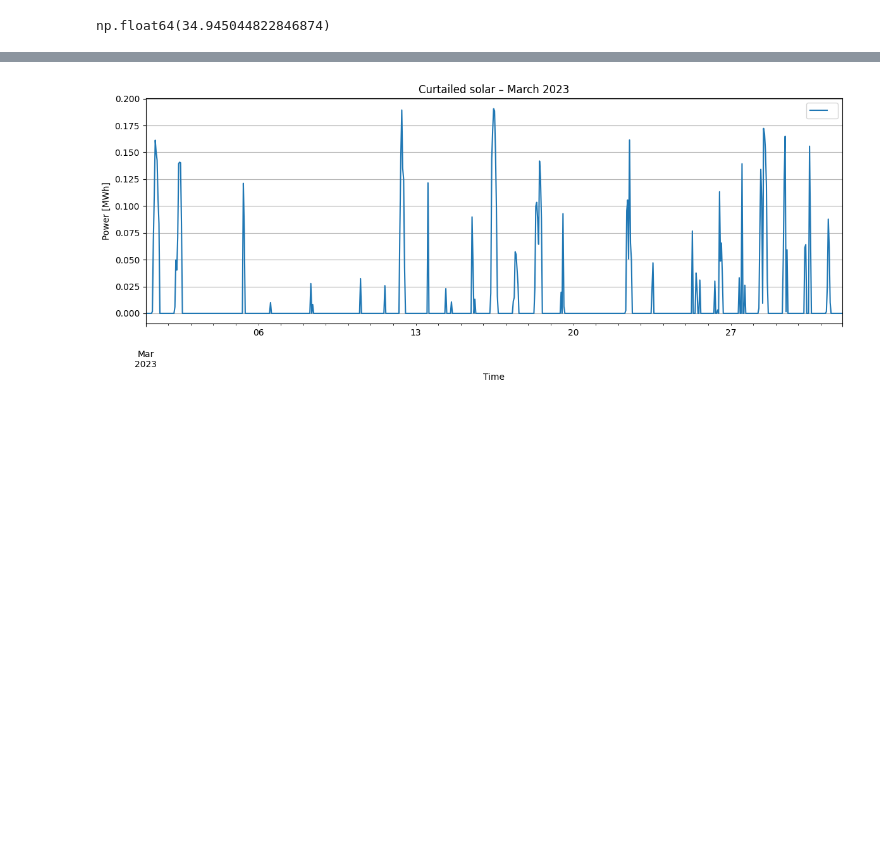
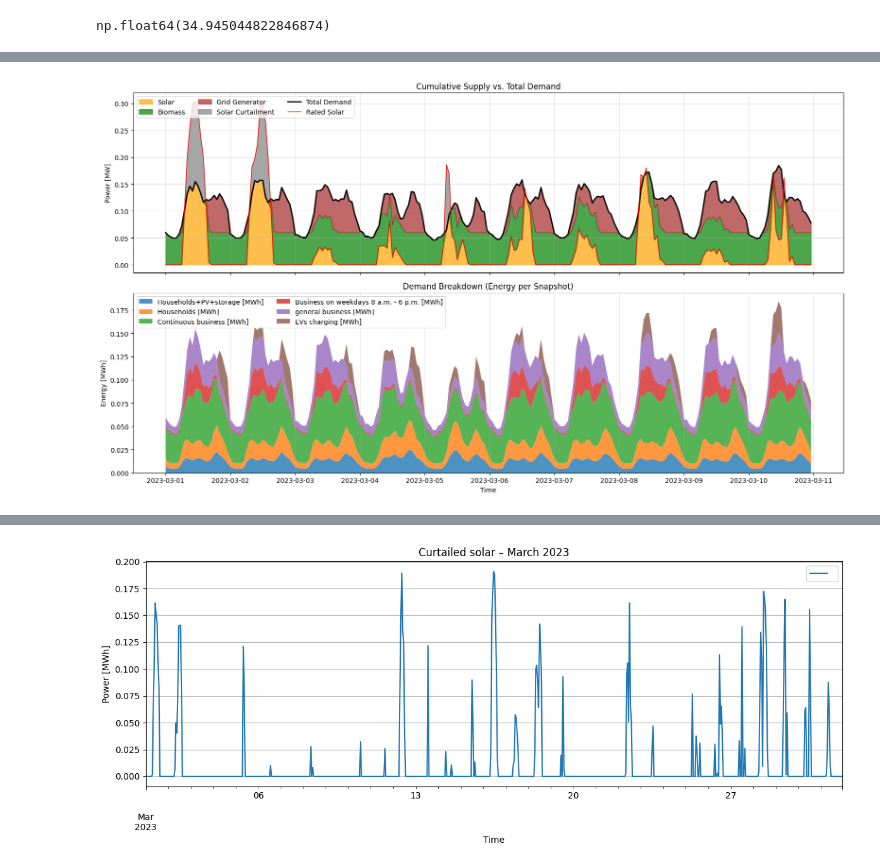
Before and after one commit to Moaztub/Master_thesis, a Jupyter notebook: base_fix.ipynb, the cells around one changed output, grey strips where cells are left out. Saved outputs shown, nothing was run; the diff lists cells and outputs as text; code cells hidden in the pictures; blank space fills up the shorter version.

```diff
--- a/base_fix.ipynb
+++ b/base_fix.ipynb
@@ -976,0 +938,90 @@ plt.show()
+# %%
+import numpy as np
+import pandas as pd
+import matplotlib.pyplot as plt
+
+# ----- Window -----
+start_date = "2023-03-01"
+end_date   = "2023-03-10 23:00"
+
+# ----- Supply side (MW) -----
+biomass = net.generators_t.p["Biomass"].squeeze().loc[start_date:end_date]
+solar   = net.generators_t.p["solar"].squeeze().loc[start_date:end_date]
+grid    = net.generators_t.p["grid_generator"].squeeze().loc[start_date:end_date]
+demand  = Tot_demand.squeeze().loc[start_date:end_date]               # MW (total demand power)
+rated_solar = solar_gen.squeeze().loc[start_date:end_date]            # MW (installed/rated solar output)
+mask = rated_solar > demand
+
+# Align all to a common index
+common_index = solar.index.intersection(biomass.index)\
+                           .intersection(grid.index)\
+                           .intersection(demand.index)\
+                           .intersection(rated_solar.index)
+biomass = biomass.loc[common_index]
+solar   = solar.loc[common_index]
+grid    = grid.loc[common_index]
+demand  = demand.loc[common_index]
+rated_solar = rated_solar.loc[common_index]
+mask    = mask.reindex(common_index, fill_value=False)
+
+# Cumulative for stacked fills
+solar_cum   = solar
+biomass_cum = solar_cum + biomass
+grid_cum    = biomass_cum + grid
+
+# ----- Demand breakdown (MWh) -----
+# If `snapshots` isn't defined, take it from the network; then reindex to common_index
+if "snapshots" not in globals():
+    snapshots = net.snapshots
+
+df_Tot_demand = pd.DataFrame({
+    "Households+PV+storage [MWh]":                 tot_Houshold_pv_storage["tot_demand_Houshold_pv_storage_variants_[MWh]"],
+    "Households [MWh]":                            tot_Houshold["tot_demand_Houshold_variants_[MWh]"],
+    "Continuous business [MWh]":                   tot_flex_load["tot_demand_flex_load_variants_[MWh]"],
+    "Business on weekdays 8 a.m. - 6 p.m. [MWh]":  tot_Landswirtschaftsbetriebe["tot_demand_Landschaftsbetriebe_variants_[MWh]"]
+                                                   if "tot_demand_Landschaftsbetriebe_variants_[MWh]" in tot_Landswirtschaftsbetriebe
+                                                   else tot_Landswirtschaftsbetriebe["tot_demand_Landswirtschaftsbetriebe_variants_[MWh]"],
+    "general business [MWh]":                      tot_Gewerbe["tot_demand_Gewerbe_variants_[MWh]"],
+    "EVs charging [MWh]":                          Tot_EVs_charging["EVs demand [MWh]"],
+}).reindex(snapshots).fillna(0).astype(float)
+
+# focus on same time window as top chart
+df_Tot_demand_window = df_Tot_demand.reindex(common_index).fillna(0)
+
+# ----- Plot (two stacked subplots, shared x) -----
+fig, (ax1, ax2) = plt.subplots(2, 1, figsize=(16, 9), sharex=True)
+
+# === Top: cumulative supply vs demand (MW) ===
+ax1.fill_between(common_index, 0,           solar,        label="Solar",          alpha=0.7, color="orange")
+ax1.fill_between(common_index, solar,       biomass_cum,  label="Biomass",        alpha=0.7, color="green")
+ax1.fill_between(common_index, biomass_cum, grid_cum,     label="Grid Generator", alpha=0.7, color="brown")
+
+# Solar curtailment: area where rated_solar > demand
+ax1.fill_between(common_index, demand, rated_solar, where=mask, interpolate=True,
+                 label="Solar Curtailment", alpha=0.7, color="grey")
+
+ax1.plot(common_index, demand,      label="Total Demand", color="black", linewidth=2)
+ax1.plot(common_index, rated_solar, label="Rated Solar",  color="red",   linewidth=1)
+
+ax1.set_ylabel("Power [MW]")
+ax1.set_title("Cumulative Supply vs. Total Demand")
+ax1.grid(True, axis="both", linestyle="-", linewidth=0.5, alpha=0.6)
+ax1.legend(loc="upper left", ncol=3, frameon=True)
+
+# === Bottom: demand breakdown (MWh) ===
+# stacked area: columns order controls stacking
+cols = list(df_Tot_demand_window.columns)
+ax2.stackplot(df_Tot_demand_window.index,
+              *[df_Tot_demand_window[c] for c in cols],
+              labels=cols, alpha=0.8)
+
+ax2.set_ylabel("Energy [MWh]")
+ax2.set_xlabel("Time")
+ax2.set_title("Demand Breakdown (Energy per Snapshot)")
+ax2.grid(True, axis="x", linestyle="-", linewidth=0.5, alpha=0.6)
+ax2.legend(loc="upper left", ncol=2, frameon=True)
+
+fig.tight_layout()
+plt.show()
+# %% [output]
+[figure, added]
```
Also changed, not shown: parts of 45 cells of this notebook.
